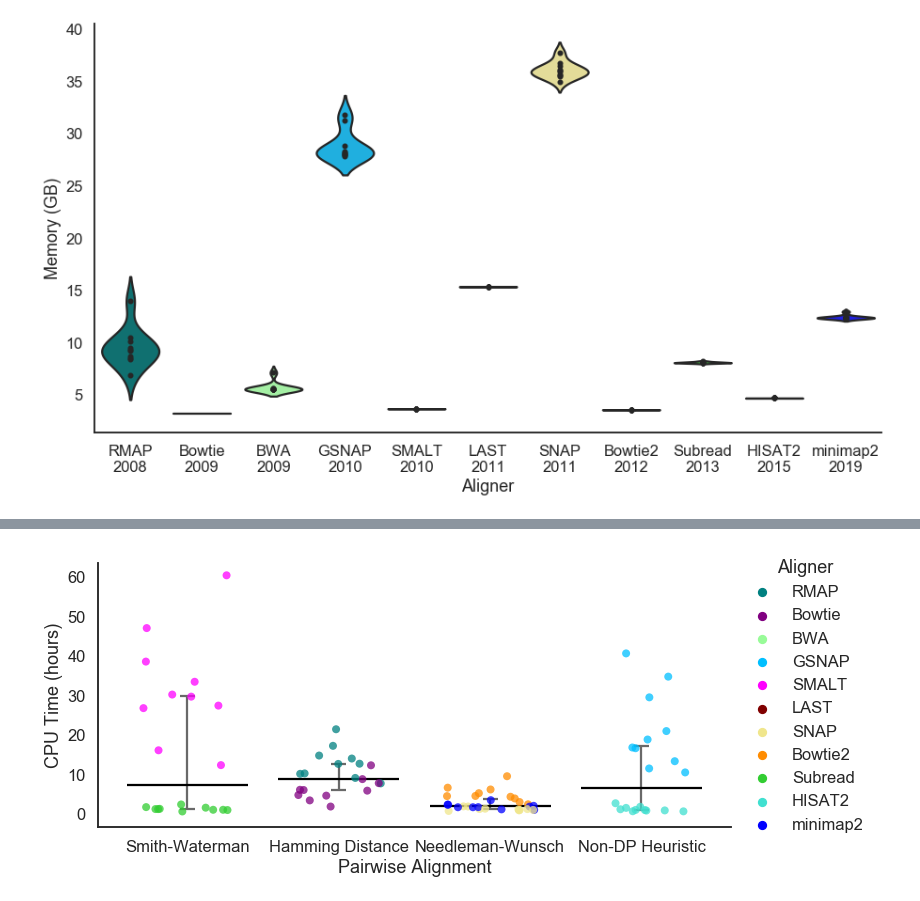
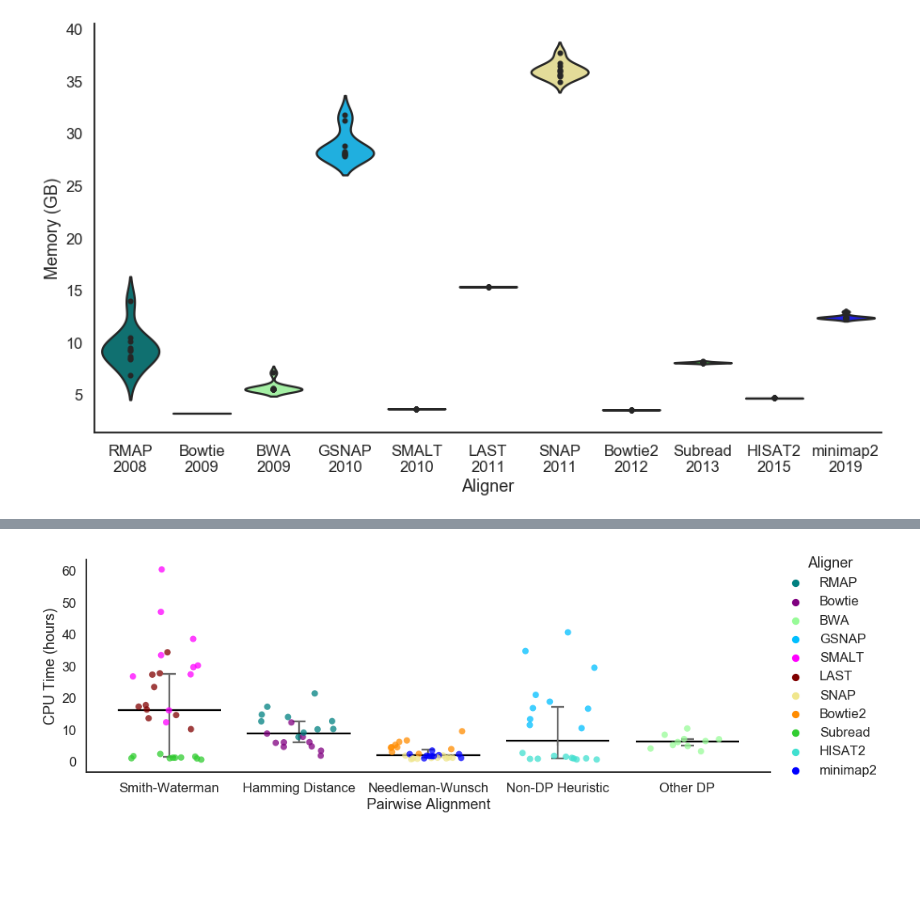
Before and after one commit to Mangul-Lab-USC/review-technology-dictates-algorithms, a Jupyter notebook: notebooks/Figure3.ipynb, the cells around one changed output, grey strips where cells are left out. Saved outputs shown, nothing was run; the diff lists cells and outputs as text; code cells hidden in the pictures; blank space fills up the shorter version.

```diff
--- a/notebooks/Figure3.ipynb
+++ b/notebooks/Figure3.ipynb
@@ -65,6 +65,7 @@ rtyear = rtyear.loc[rtyear.loc[:,'application'] != 'RNA-Seq'].reset_index(drop=T
 
 # Bowtie2 can be run in global or local, our data was generated using Needleman-Wunsch (Global)
 rtyear.loc[rtyear.loc[:,'Tools'] == 'Bowtie2','pairwise'] = 'Needleman-Wunsch'
+rtyear.loc[rtyear.loc[:,'Tools'] == 'last','pairwise'] = 'Smith-Waterman'
 rtyear_summ = rtyear.loc[:,['aligner', 'year_of_pub', 'average_runtime', 'std_dev', 'application',
                             'index', 'pairwise', 'seeds_fixed', 'seeds_spaced', 'seeds_chained']]
 rtyear_summ.sort_values(by=['year_of_pub'], inplace=True)
@@ -340,5 +343,5 @@ plt.savefig('../figures/Figure3_c_1.pdf')
 # %%
-plt.figure(figsize=(12,5))
+plt.figure(figsize=(15,5))
 
 sns.set_style('white')
 sns.set_context('talk')
@@ -352,39 +355,44 @@ lower = rtyear_melt.groupby('pairwise').quantile(q=.25)
 #                 order=['Smith-Waterman','Hamming Distance','Needleman-Wunsch','Non-DP Heuristic'],
 #                 fliersize=0, color="1", whis=0)
 ax = sns.stripplot(data = rtyear_melt, x = 'pairwise', y = 'runtime',
-                   order=['Smith-Waterman','Hamming Distance','Needleman-Wunsch','Non-DP Heuristic'],
+                   order=['Smith-Waterman','Hamming Distance','Needleman-Wunsch','Non-DP Heuristic', 'Other DP'],
                    hue="aligner", hue_order=order_by_year, palette=tool_clrs, size=8, jitter=.3, alpha=.75)
 
 plt.hlines(upper.loc[upper.index == 'Smith-Waterman','runtime'], -.05, .05, color="dimgray", linestyle='solid')
 plt.hlines(lower.loc[lower.index == 'Smith-Waterman','runtime'], -.05, .05, color="dimgray", linestyle='solid')
 plt.vlines(0, lower.loc[lower.index == 'Smith-Waterman','runtime'], upper.loc[upper.index == 'Smith-Waterman','runtime'],
            color="dimgray", linestyle='solid')
 plt.hlines(medians.loc[medians.index == 'Smith-Waterman','runtime'], -.4, .4, color="black", linestyle='solid')
 plt.hlines(upper.loc[upper.index == 'Hamming Distance','runtime'], .95, 1.05, color="dimgray", linestyle='solid')
 plt.hlines(lower.loc[lower.index == 'Hamming Distance','runtime'], .95, 1.05, color="dimgray", linestyle='solid')
 plt.vlines(1, lower.loc[lower.index == 'Hamming Distance','runtime'], upper.loc[upper.index == 'Hamming Distance','runtime'],
            color="dimgray", linestyle='solid')
 plt.hlines(medians.loc[medians.index == 'Hamming Distance','runtime'], 0.6, 1.4, color="black", linestyle='solid')
 plt.hlines(upper.loc[upper.index == 'Needleman-Wunsch','runtime'], 1.95, 2.05, color="dimgray", linestyle='solid')
 plt.hlines(lower.loc[lower.index == 'Needleman-Wunsch','runtime'], 1.95, 2.05, color="dimgray", linestyle='solid')
 plt.vlines(2, lower.loc[lower.index == 'Needleman-Wunsch','runtime'], upper.loc[upper.index == 'Needleman-Wunsch','runtime'],
            color="dimgray", linestyle='solid')
 plt.hlines(medians.loc[medians.index == 'Needleman-Wunsch','runtime'], 1.6, 2.4, color="black", linestyle='solid')
 plt.hlines(upper.loc[upper.index == 'Non-DP Heuristic','runtime'], 2.95, 3.05, color="dimgray", linestyle='solid')
 plt.hlines(lower.loc[lower.index == 'Non-DP Heuristic','runtime'], 2.95, 3.05, color="dimgray", linestyle='solid')
 plt.vlines(3, lower.loc[lower.index == 'Non-DP Heuristic','runtime'], upper.loc[upper.index == 'Non-DP Heuristic','runtime'],
            color="dimgray", linestyle='solid')
 plt.hlines(medians.loc[medians.index == 'Non-DP Heuristic','runtime'], 2.6, 3.4, color="black", linestyle='solid')
+plt.hlines(upper.loc[upper.index == 'Other DP','runtime'], 3.95, 4.05, color="dimgray", linestyle='solid')
+plt.hlines(lower.loc[lower.index == 'Other DP','runtime'], 3.95, 4.05, color="dimgray", linestyle='solid')
+plt.vlines(3, lower.loc[lower.index == 'Other DP','runtime'], upper.loc[upper.index == 'Other DP','runtime'],
+           color="dimgray", linestyle='solid')
+plt.hlines(medians.loc[medians.index == 'Other DP','runtime'], 3.6, 4.4, color="black", linestyle='solid')
 
 ax.set(xlabel = 'Pairwise Alignment', ylabel = 'CPU Time (hours)')
 leg = plt.legend(title='Aligner', loc='center left', bbox_to_anchor=(1, .5), frameon=False)
 
 plt.tight_layout()
 #plt.show()
 sns.despine()
 
 plt.savefig('../figures/Figure3_d_0.png')
 plt.savefig('../figures/Figure3_d_0.pdf')
 # %% [output]
-[figure, old version]
+[figure, new version]
 # %%
```
Also changed, not shown: parts of 7 cells of this notebook, 56 other files.
